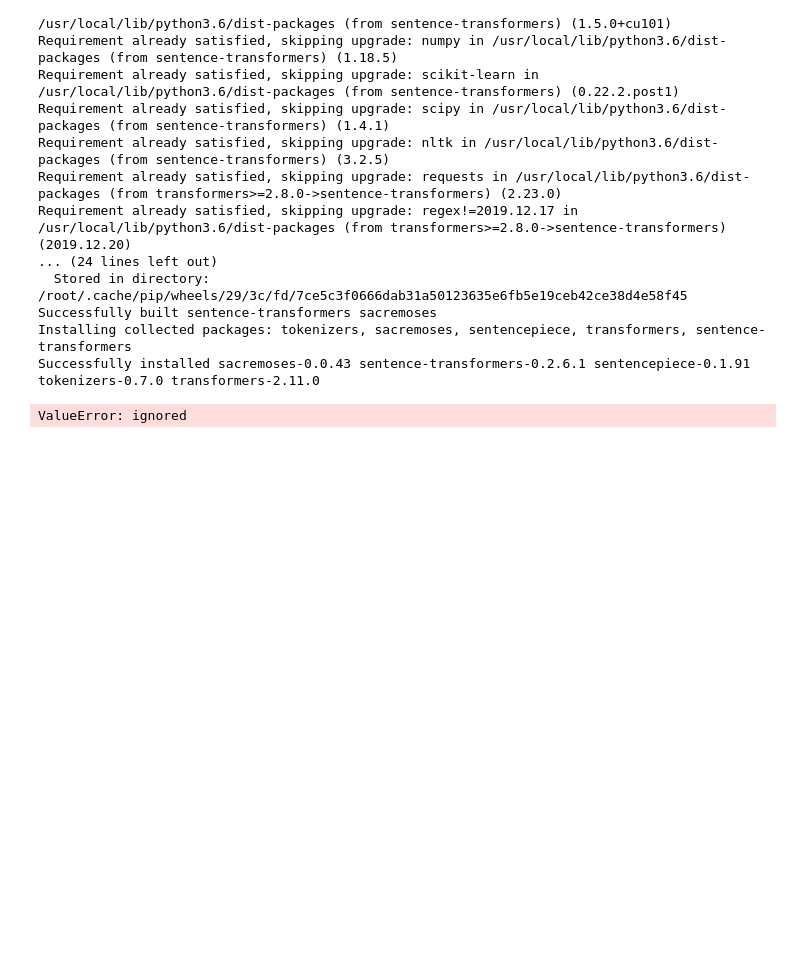
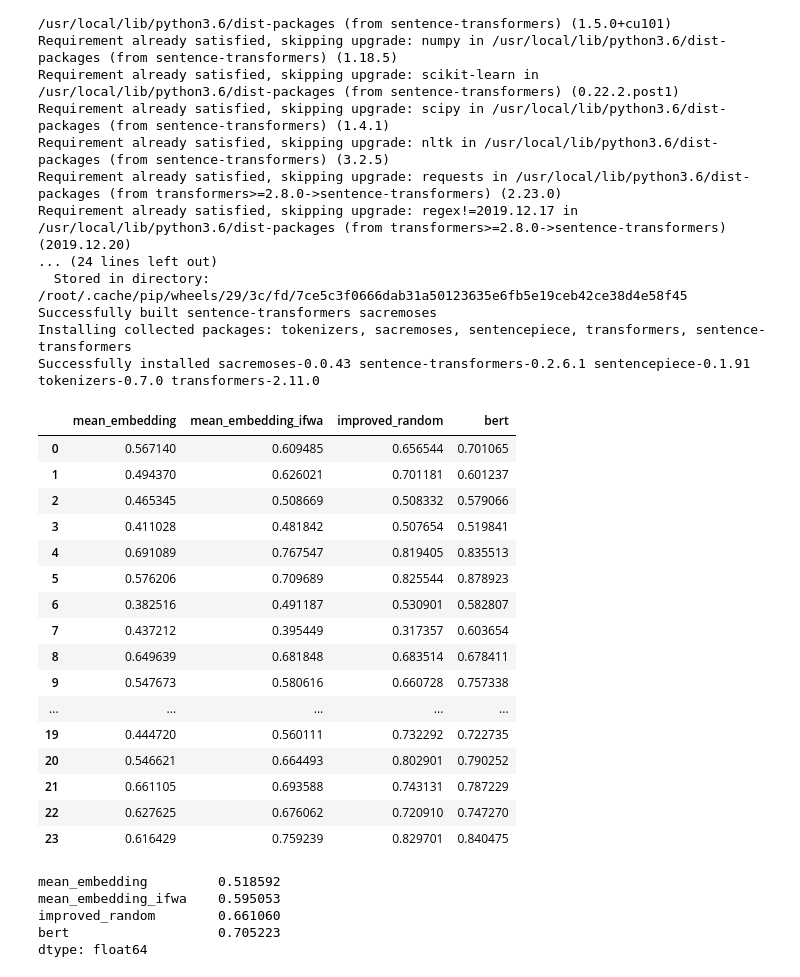
Before and after one commit to ShaulSolomon/NLP-Ydata, a Jupyter notebook: HW4/HW4_NLP.ipynb, the cells around one changed output. Cells and saved outputs as stored; diff of their text form; code cells hidden in the pictures; blank space fills up the shorter version.

```diff
--- a/HW4/HW4_NLP.ipynb
+++ b/HW4/HW4_NLP.ipynb
@@ -310,8 +323,71 @@ Successfully installed sacremoses-0.0.43 sentence-transformers-0.2.6.1 sentencep
 # Your implementation Here
 from sentence_transformers import SentenceTransformer
 model = SentenceTransformer('bert-base-nli-mean-tokens')
+# %%
+def evaluate_tasks_bert(files, embed_func, flag_svd):
+
+  tests = []
+  scores = []
+  pbar = tqdm(total = len(files),leave = True, position = 0)
+
+  for f in files:
+
+      s0, s1, labels = load_sts(f)
+
+      #Your implementation here
+      if len(s0) != len(s1):
+        print("DATASETS UNEQUAL")
+        return -1
+
+      s0_bert = [" ".join(words) for words in s0]
+      s1_bert = [" ".join(words) for words in s1]
+      corpus_embeddings_s0 = np.array(embed_func(s0_bert))
+      corpus_embeddings_s1 = np.array(embed_func(s1_bert))
+      scores = []
+      if flag_svd:
+        u1 = svds(corpus_embeddings_s0.T, k=1)[0]
+        u2 = svds(corpus_embeddings_s1.T, k=1)[0]
+      for i in range(len(s0)):
+        b1 = corpus_embeddings_s0[i,:]
+        if flag_svd:
+          b1 = b1 - u1 @ u1.T @ b1
+
+        b2 = corpus_embeddings_s1[i,:]
+        if flag_svd:
+          b2 = b2 - u2 @ u2.T @ b2
+
+        scores.append(cossim(b1,b2))
+      pbar.update()
+      tests.append(calc_pears(np.array(scores, dtype='float').reshape(-1),np.array(labels[range(len(s0))], dtype='float')))
+  pbar.close()
+  return tests
 # %%
-bert = pd.Series(evaluate_tasks(files, model.encode),name = 'BERT_base embeddings')
-results.join(bert)
+bert = pd.Series(evaluate_tasks_bert(files, model.encode, True),name='bert')
+results = results.join(bert)
+results
 # %% [output]
-ValueError: ignored
+|  | mean_embedding | mean_embedding_ifwa | improved_random | bert |
+| 0 | 0.567140 | 0.609485 | 0.656544 | 0.701065 |
+| 1 | 0.494370 | 0.626021 | 0.701181 | 0.601237 |
+| 2 | 0.465345 | 0.508669 | 0.508332 | 0.579066 |
+| 3 | 0.411028 | 0.481842 | 0.507654 | 0.519841 |
+| 4 | 0.691089 | 0.767547 | 0.819405 | 0.835513 |
+| 5 | 0.576206 | 0.709689 | 0.825544 | 0.878923 |
+| 6 | 0.382516 | 0.491187 | 0.530901 | 0.582807 |
+| 7 | 0.437212 | 0.395449 | 0.317357 | 0.603654 |
+| 8 | 0.649639 | 0.681848 | 0.683514 | 0.678411 |
+| 9 | 0.547673 | 0.580616 | 0.660728 | 0.757338 |
+| ... | ... | ... | ... | ... |
+| 19 | 0.444720 | 0.560111 | 0.732292 | 0.722735 |
+| 20 | 0.546621 | 0.664493 | 0.802901 | 0.790252 |
+| 21 | 0.661105 | 0.693588 | 0.743131 | 0.787229 |
+| 22 | 0.627625 | 0.676062 | 0.720910 | 0.747270 |
+| 23 | 0.616429 | 0.759239 | 0.829701 | 0.840475 |
+# %%
+results.mean()
+# %% [output]
+mean_embedding         0.518592
+mean_embedding_ifwa    0.595053
+improved_random        0.661060
+bert                   0.705223
+dtype: float64
```
Also changed, not shown: parts of 3 cells of this notebook.
